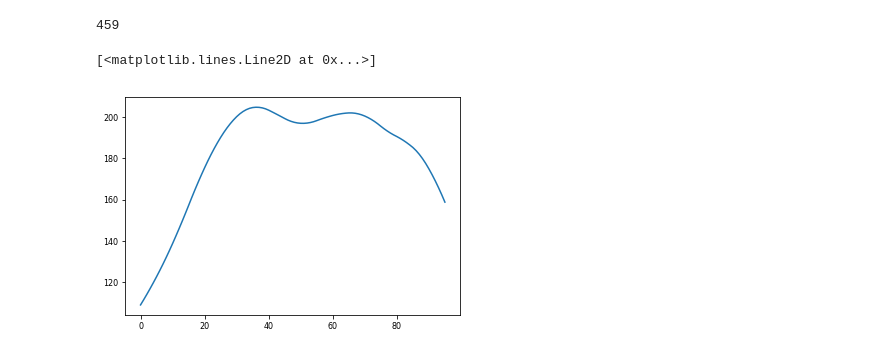
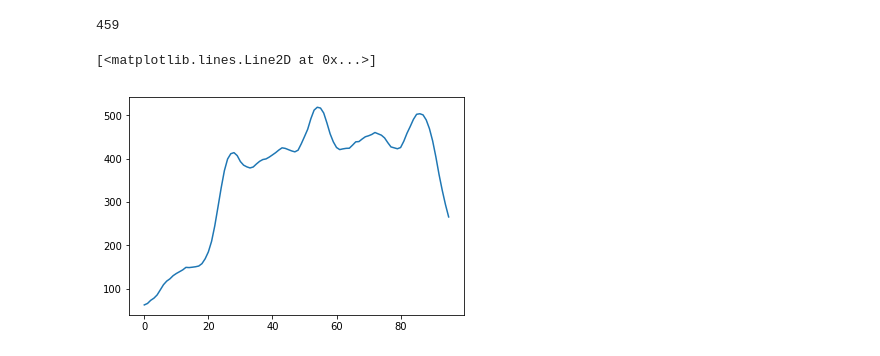
Before and after one commit to jzrolling/IMyG_2, a Jupyter notebook: Notebooks/metrics.ipynb, the cells around one changed output. Saved outputs shown, nothing was run; the diff lists cells and outputs as text; code cells hidden in the pictures.

```diff
--- a/Notebooks/metrics.ipynb
+++ b/Notebooks/metrics.ipynb
@@ -132,7 +142,7 @@ popt[1]
 [<matplotlib.lines.Line2D at 0x...>]
 [figure]
 # %%
-data1 = pk.load(open("/Volumes/Sam/MSR8_IDW/plate8_raw_files/07252019_raw_files/output/Well_A08/MSR8_A08_1_sample_1_cells.pk",'rb'))
+data1 = pk.load(open("/Volumes/Sam/MSR8_IDW/plate8_raw_files/07252019_raw_files/output/Well_B12/MSR8_B12_1_sample_1_cells.pk",'rb'))
 outlist1 = []
 for i in range(len(data1)):
     y = data1[i].fl_straighten["FITC"][0]
@@ -140,7 +150,7 @@ for i in range(len(data1)):
     z_interpolated = interpolate.interp1d(x,y)
     m = z_interpolated(np.linspace(0,1,100))
     m_smoothed = moving_window_average(m)
-    a = center_of_mass(m_smoothed)
+    #a = center_of_mass(m_smoothed)
     #b,c = adjusted_centrifugality(m)
     d = adjusted_centrifugality(m_smoothed)
     outlist1.append(d)
@@ -155,5 +170,5 @@ plt.hist(outlist1)
 # %%
-data2 = pk.load(open("/Volumes/Sam/MSR8_IDW/plate8_raw_files/07252019_raw_files/output/Well_A01/MSR8_A01_0_sample_0_cells.pk",'rb'))
+data2 = pk.load(open("/Volumes/Sam/MSR8_IDW/plate8_raw_files/07252019_raw_files/output/Well_F12/MSR8_F12_0_sample_0_cells.pk",'rb'))
 outlist2 = []
 for i in range(len(data2)):
     y = data2[i].measure_along_midline["FITC"]
@@ -161,8 +176,8 @@ for i in range(len(data2)):
     z_interpolated = interpolate.interp1d(x,y)
     m = z_interpolated(np.linspace(0,1,100))
     m_smoothed = moving_window_average(m)
-    a = center_of_mass(m_smoothed)
+    #a = center_of_mass(m_smoothed)
     #b,c = adjusted_centrifugality(m)
     #d = centrifugality(m_smoothed)
-    d = adjusted_centrifugality(m_smoothed)
-    outlist2.append(d)
+    #d = adjusted_centrifugality(m_smoothed,quantile_filter=0.02)
+    #outlist2.append(d)
@@ -188,12 +205,12 @@ for cell in data2:
     if cell.SNR["FITC"] >3:
         SNR.append(cell.SNR["FITC"])
 # %%
-y = data2[19].fl_straighten["FITC"][0]
+y = data2[53].fl_straighten["FITC"][2]
 x = np.linspace(0,1,len(y))
 z_interpolated = interpolate.interp1d(x,y)
 m = z_interpolated(np.linspace(0,1,100))
 m_smoothed = moving_window_average(m)
 plt.plot(m_smoothed)
 # %% [output]
 [<matplotlib.lines.Line2D at 0x...>]
-[figure, old version]
+[figure, new version]
```
Also changed, not shown: parts of 10 cells of this notebook.
